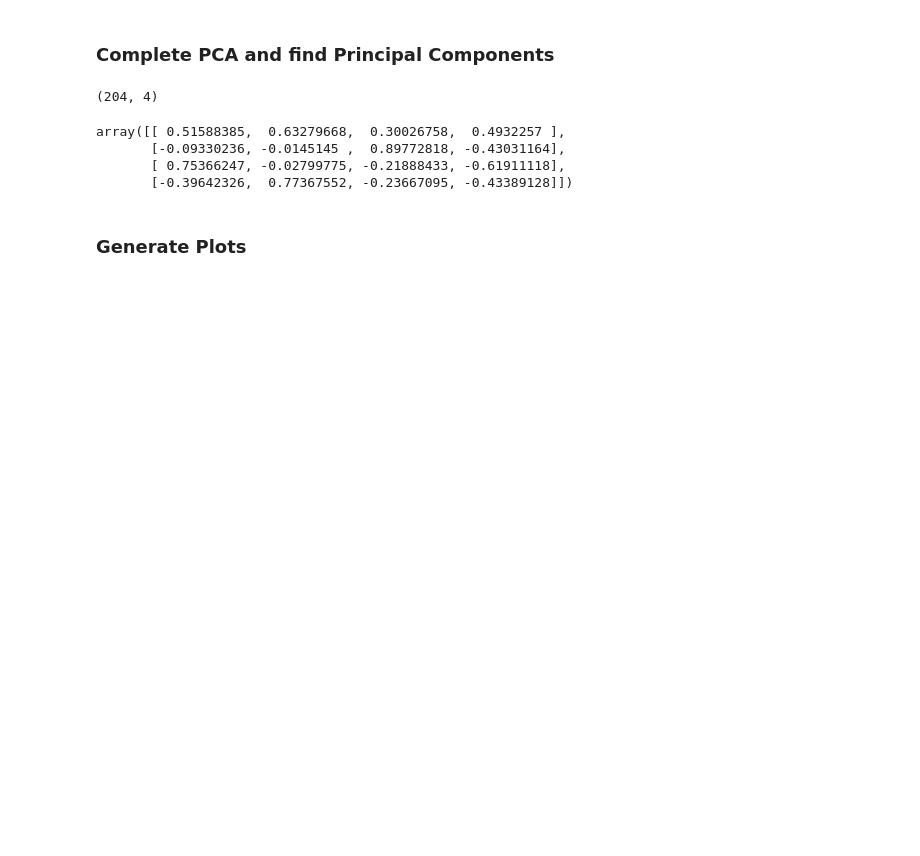
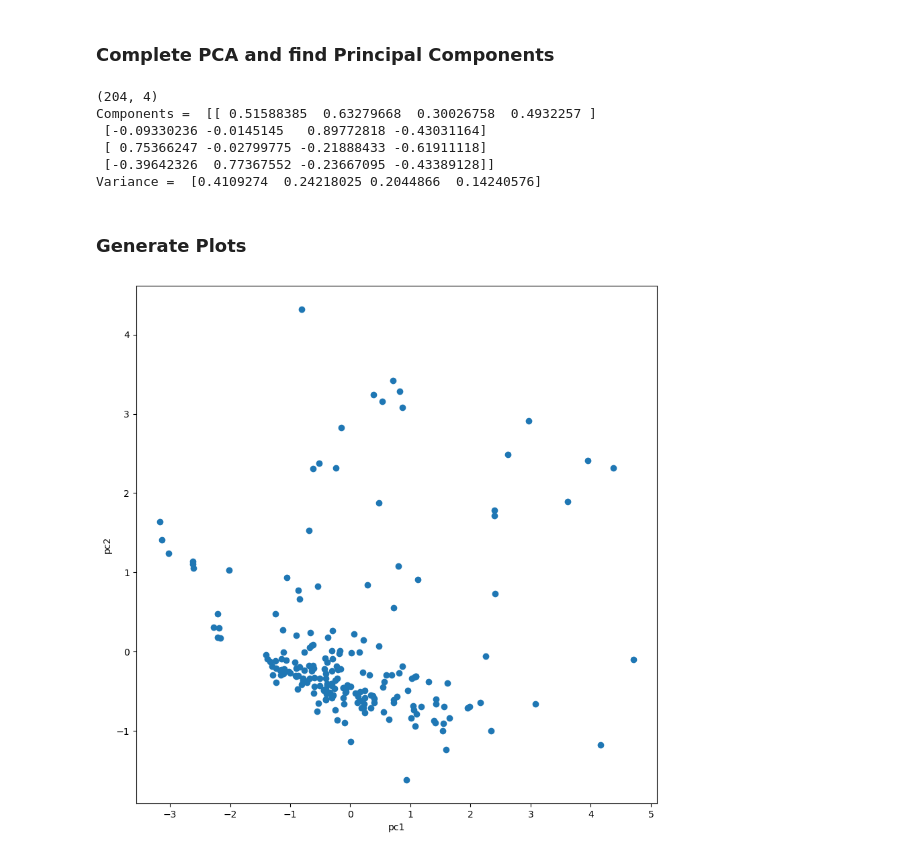
Before and after one commit to nawal-r2002/Cortical_Activity_Study, a Jupyter notebook: models/preprocessing/pca.ipynb, the cells around one changed output. Cells and saved outputs as stored; diff of their text form; code cells hidden in the pictures; blank space fills up the shorter version.

```diff
--- a/models/preprocessing/pca.ipynb
+++ b/models/preprocessing/pca.ipynb
@@ -9,7 +10,7 @@ import os
 numSamples = 204
 
 base_dir = os.path.abspath(os.path.join(os.getcwd(), '../..'))
-dataset = pd.read_csv(base_dir+'\dataset.csv', header=None)
+dataset = pd.read_csv(base_dir+'\_data\dataset.csv', header=None)
 # print(dataset)
 data_arr = dataset.to_numpy()
 # print(data_arr.shape)
@@ -21,7 +22,7 @@ data_arr = data_arr.T
 new_dataset = pd.DataFrame(data_arr, columns=['Patient', 'Direction', 'Magnitude', 'Cz_1', 'Cz_2',
                                            'Cz_3', 'Cz_4', 'Agonist_1', 'Agonist_2', 'Agonist_3',
                                            'Agonist_4', 'Agonist_5', 'Agonist_6', 'Agonist_7', 'Agonist_8'])
-new_dataset.to_csv(base_dir+'\\transformed_dataset.csv')
+new_dataset.to_csv(base_dir+'\\_data\\transformed_dataset.csv')
 # %% [markdown]
 ### Extract the Inputs of the Model
 # %%
@@ -47,20 +69,32 @@ input
 # %%
 scaling = StandardScaler()
 
-scaling.fit(input)
-scaled_data = scaling.transform(input)
+scaling.fit(input_arr)
+scaled_data = scaling.transform(input_arr)
 
-principal_comp = PCA(n_components=4)
+principal_comp = PCA()
 principal_comp.fit(scaled_data)
 x = principal_comp.transform(scaled_data)
 
 print(x.shape)
-principal_comp.components_
+print("Components = ", principal_comp.components_)
+print("Variance = ", principal_comp.explained_variance_ratio_)
 # %% [output]
 (204, 4)
+Components =  [[ 0.51588385  0.63279668  0.30026758  0.4932257 ]
+ [-0.09330236 -0.0145145   0.89772818 -0.43031164]
+ [ 0.75366247 -0.02799775 -0.21888433 -0.61911118]
+ [-0.39642326  0.77367552 -0.23667095 -0.43389128]]
+Variance =  [0.4109274  0.24218025 0.2044866  0.14240576]
-array([[ 0.51588385,  0.63279668,  0.30026758,  0.4932257 ],
-       [-0.09330236, -0.0145145 ,  0.89772818, -0.43031164],
-       [ 0.75366247, -0.02799775, -0.21888433, -0.61911118],
-       [-0.39642326,  0.77367552, -0.23667095, -0.43389128]])
 # %% [markdown]
 ### Generate Plots
+# %%
+twoD = plt.figure(figsize=(10,10))
+plt.xlabel('pc1')
+plt.ylabel('pc2')
+plt.scatter(x[:,0], x[:, 1])
+twoD.show
+
+twoD.savefig(base_dir + '/_images/PCA.jpg')
+# %% [output]
+[figure, added]
```
Also changed, not shown: parts of 2 cells of this notebook, 1 other file.
